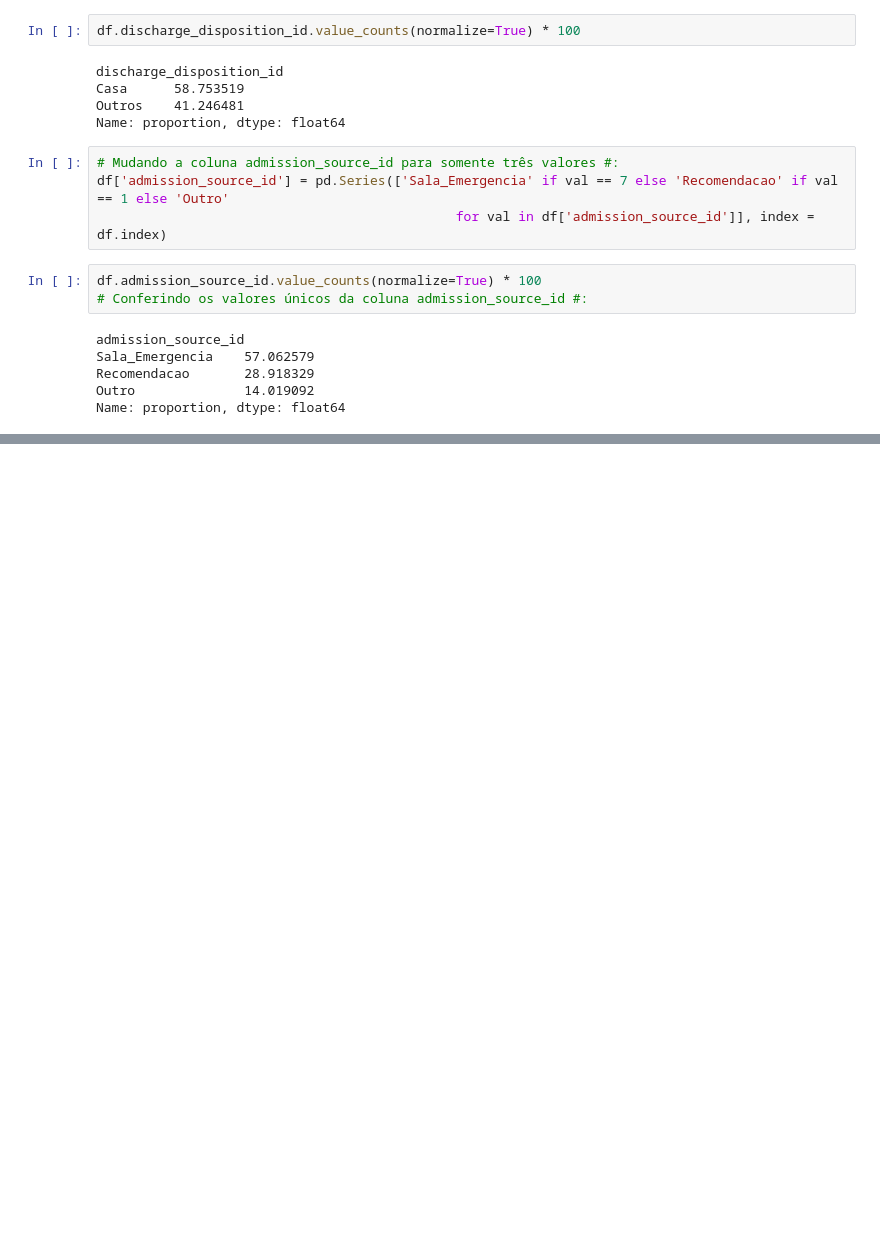
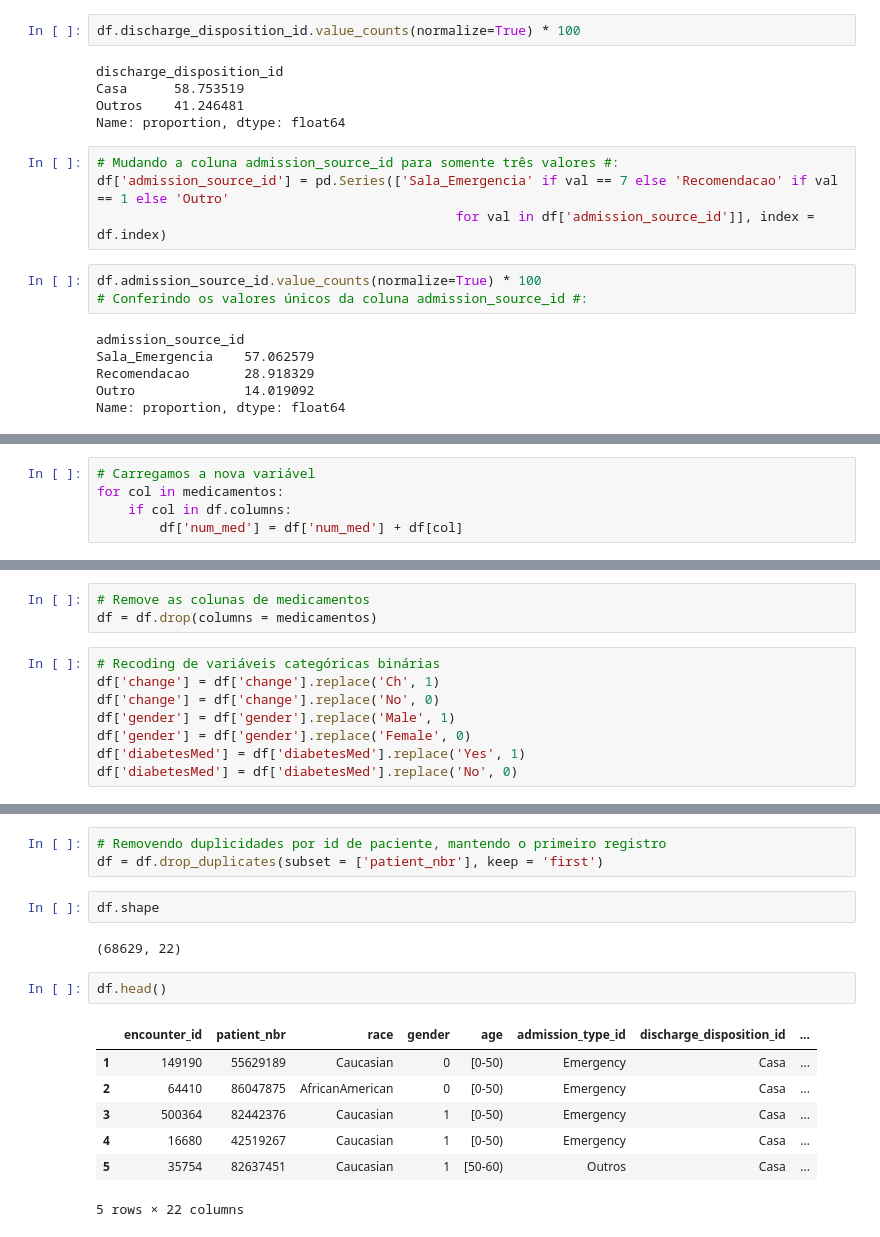
Before and after one commit to itgoncalves/projeto-7, a Jupyter notebook: Projeto 7-1.ipynb, the cells around one changed output, grey strips where cells are left out. Saved outputs shown, nothing was run; the diff lists cells and outputs as text; blank space fills up the shorter version.

```diff
--- a/Projeto 7-1.ipynb
+++ b/Projeto 7-1.ipynb
@@ -399,0 +574,5 @@ Name: proportion, dtype: float64
+# %%
+# Carregamos a nova variável
+for col in medicamentos:
+    if col in df.columns:
+        df['num_med'] = df['num_med'] + df[col]
@@ -399,0 +592,11 @@ Name: proportion, dtype: float64
+# %%
+# Remove as colunas de medicamentos
+df = df.drop(columns = medicamentos)
+# %%
+# Recoding de variáveis categóricas binárias
+df['change'] = df['change'].replace('Ch', 1)
+df['change'] = df['change'].replace('No', 0)
+df['gender'] = df['gender'].replace('Male', 1)
+df['gender'] = df['gender'].replace('Female', 0)
+df['diabetesMed'] = df['diabetesMed'].replace('Yes', 1)
+df['diabetesMed'] = df['diabetesMed'].replace('No', 0)
@@ -399,0 +614,17 @@ Name: proportion, dtype: float64
+# %%
+# Removendo duplicidades por id de paciente, mantendo o primeiro registro
+df = df.drop_duplicates(subset = ['patient_nbr'], keep = 'first')
+# %%
+df.shape
+# %% [output]
+(68629, 22)
+# %%
+df.head()
+# %% [output]
+|  | encounter_id | patient_nbr | race | gender | age | admission_type_id | discharge_disposition_id | ... |
+| 1 | 149190 | 55629189 | Caucasian | 0 | [0-50) | Emergency | Casa | ... |
+| 2 | 64410 | 86047875 | AfricanAmerican | 0 | [0-50) | Emergency | Casa | ... |
+| 3 | 500364 | 82442376 | Caucasian | 1 | [0-50) | Emergency | Casa | ... |
+| 4 | 16680 | 42519267 | Caucasian | 1 | [0-50) | Emergency | Casa | ... |
+| 5 | 35754 | 82637451 | Caucasian | 1 | [50-60) | Outros | Casa | ... |
+5 rows × 22 columns
```
Also changed, not shown: parts of 19 cells of this notebook.
